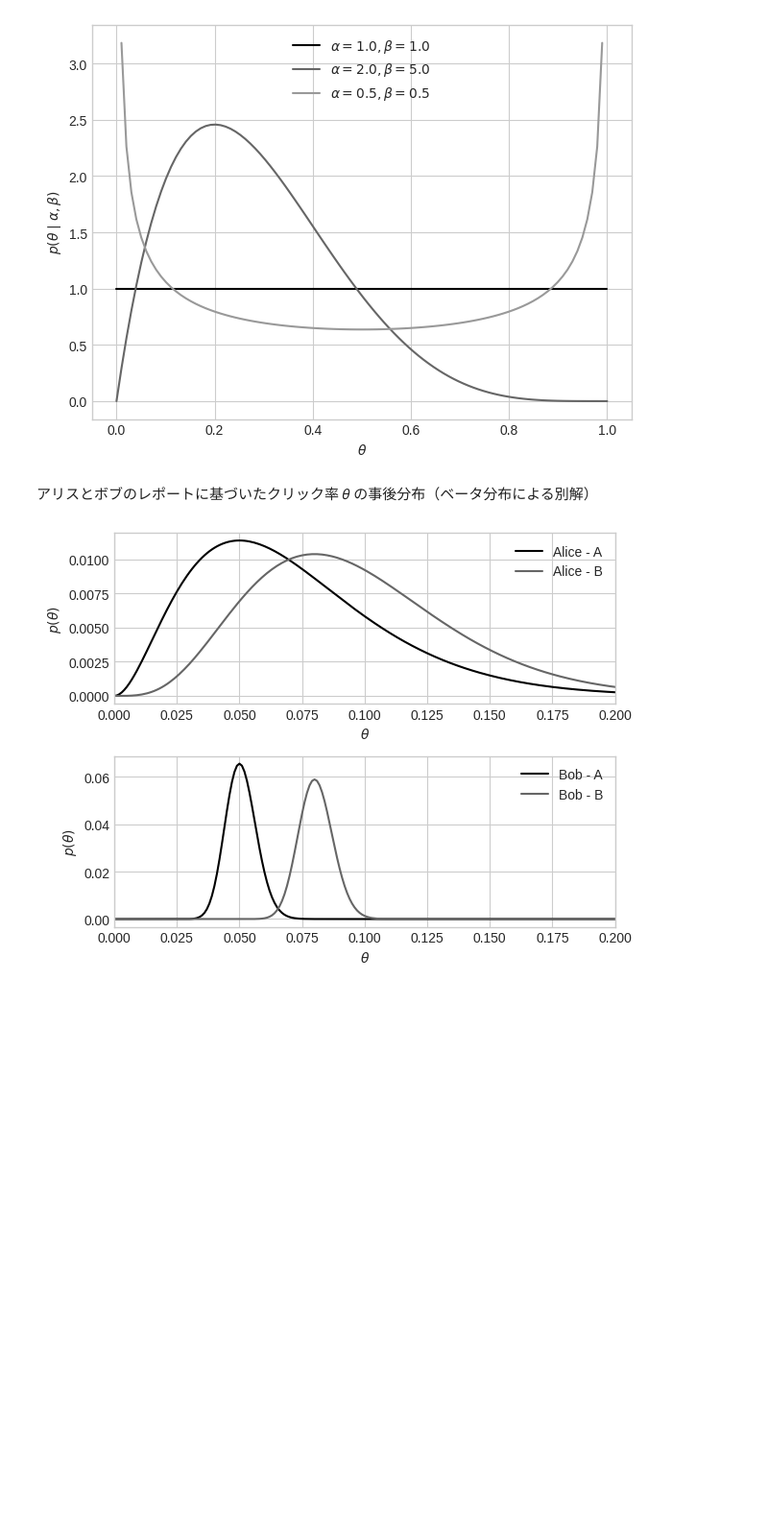
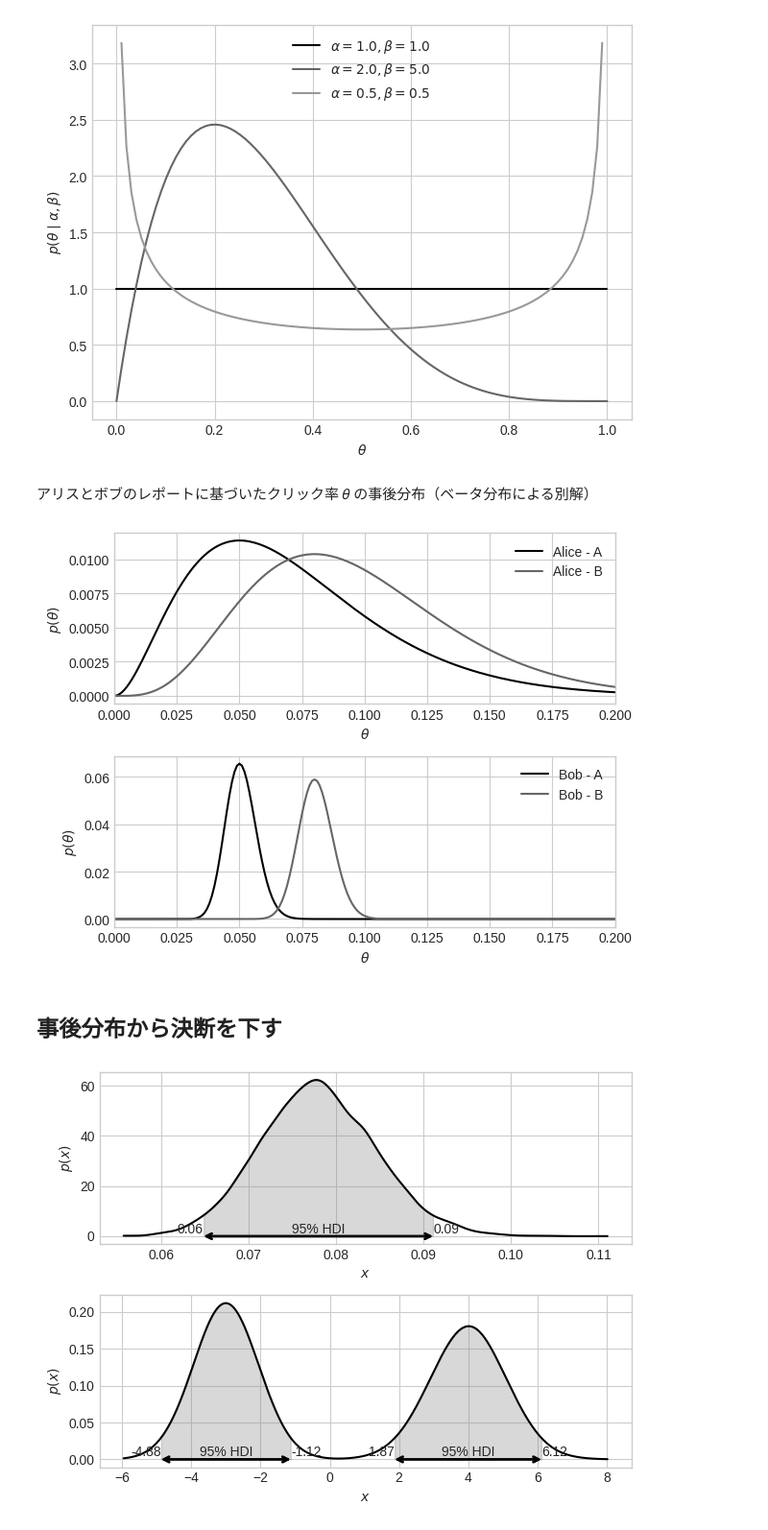
Before and after one commit to yuji-sgs/web-optimization, a Jupyter notebook: cahpter1.ipynb, the cells around one changed output. Shown at 96% size. Cells and saved outputs as stored; diff of their text form; code cells hidden in the pictures; blank space fills up the shorter version.

Commit message:
さまざまなHDIの例

```diff
--- a/cahpter1.ipynb
+++ b/cahpter1.ipynb
@@ -327,3 +327,66 @@ plt.tight_layout()
 plt.show()
 # %% [output]
 [figure]
+# %% [markdown]
+## 事後分布から決断を下す
+# %%
+# さまざまなHDIの例
+def hdi(sample, alpha):
+  xmin = np.min(sample)
+  xmax = np.max(sample)
+  density = stats.kde.gaussian_kde(sample)
+  xs = np.linspace(xmin, xmax, 2000)
+  ys = density.evaluate(xs)
+  ymass = ys / np.sum(ys)
+  xys = sorted(zip(xs, ymass), key=lambda x: x[1], reverse=True)
+  cumsum = 0
+  hdv = []
+  for xy in xys:
+    cumsum += xy[1]
+    hdv.append(xy[0])
+    if cumsum >= 1 - alpha: break
+  hdv.sort()
+  where_to_split = np.where(np.diff(hdv) > (xmax - xmin) * 0.01)[0]
+  keypoints = [min(hdv)]
+  for split in where_to_split:
+    keypoints.append(hdv[split])
+    keypoints.append(hdv[split + 1])
+  keypoints.append(max(hdv))
+  intervals = [(keypoints[2 * i], keypoints[2 * i + 1]) for i in range(len(keypoints) // 2)]
+  return intervals, xs, ys
+
+plt.subplot(2, 1, 1)
+sample = np.random.beta(125, 1477, size=10000)
+intervals, x, y = hdi(sample, 0.05)
+plt.plot(x, y)
+for interval in intervals:
+  plt.annotate('', xy=(interval[0], 0), xytext=(interval[1], 0),
+               arrowprops=dict(color='black', shrinkA=0, shrinkB=0, arrowstyle='<->', linewidth=2))
+  plt.annotate('%.2f' % interval[0], xy=(interval[0], 0), ha='right', va='bottom')
+  plt.annotate('%.2f' % interval[1], xy=(interval[1], 0), ha='left', va='bottom')
+  plt.annotate('95% HDI', xy=((interval[0] + interval[1])/2, 0), ha='center', va='bottom')
+  r = (x > interval[0]) & (x < interval[1])
+  plt.fill_between(x[r], y[r], 0, color='gray', alpha=0.3)
+plt.xlabel('$x$')
+plt.ylabel(r'$p(x)$')
+
+plt.subplot(2, 1, 2)
+sample = np.hstack((
+    np.random.normal(4, 1, size=10000),
+    np.random.normal(-3, 0.8, size=10000)))
+intervals, x, y = hdi(sample, 0.05)
+plt.plot(x, y)
+for interval in intervals:
+  plt.annotate('', xy=(interval[0], 0), xytext=(interval[1], 0),
+               arrowprops=dict(color='black', shrinkA=0, shrinkB=0, arrowstyle='<->', linewidth=2))
+  plt.annotate('95% HDI', xy=((interval[0] + interval[1])/2, 0), ha='center', va='bottom')
+  plt.annotate('%.2f' % interval[0], xy=(interval[0], 0), ha='right', va='bottom')
+  plt.annotate('%.2f' % interval[1], xy=(interval[1], 0), ha='left', va='bottom')
+  r = (x > interval[0]) & (x < interval[1])
+  plt.fill_between(x[r], y[r], 0, color='gray', alpha=0.3)
+plt.xlabel('$x$')
+plt.ylabel(r'$p(x)$')
+plt.tight_layout()
+plt.show()
+# %% [output]
+[figure, added]
```
